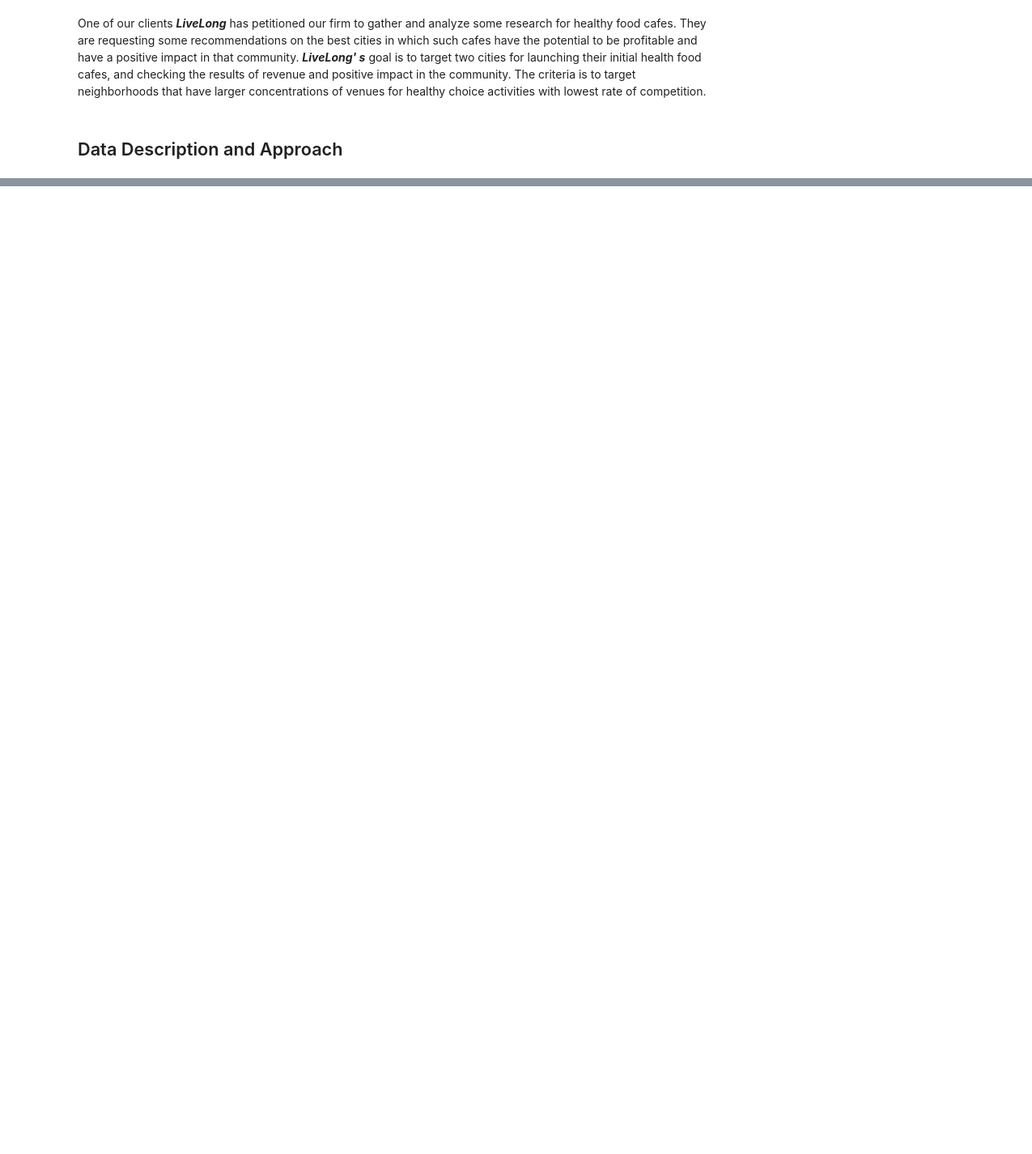
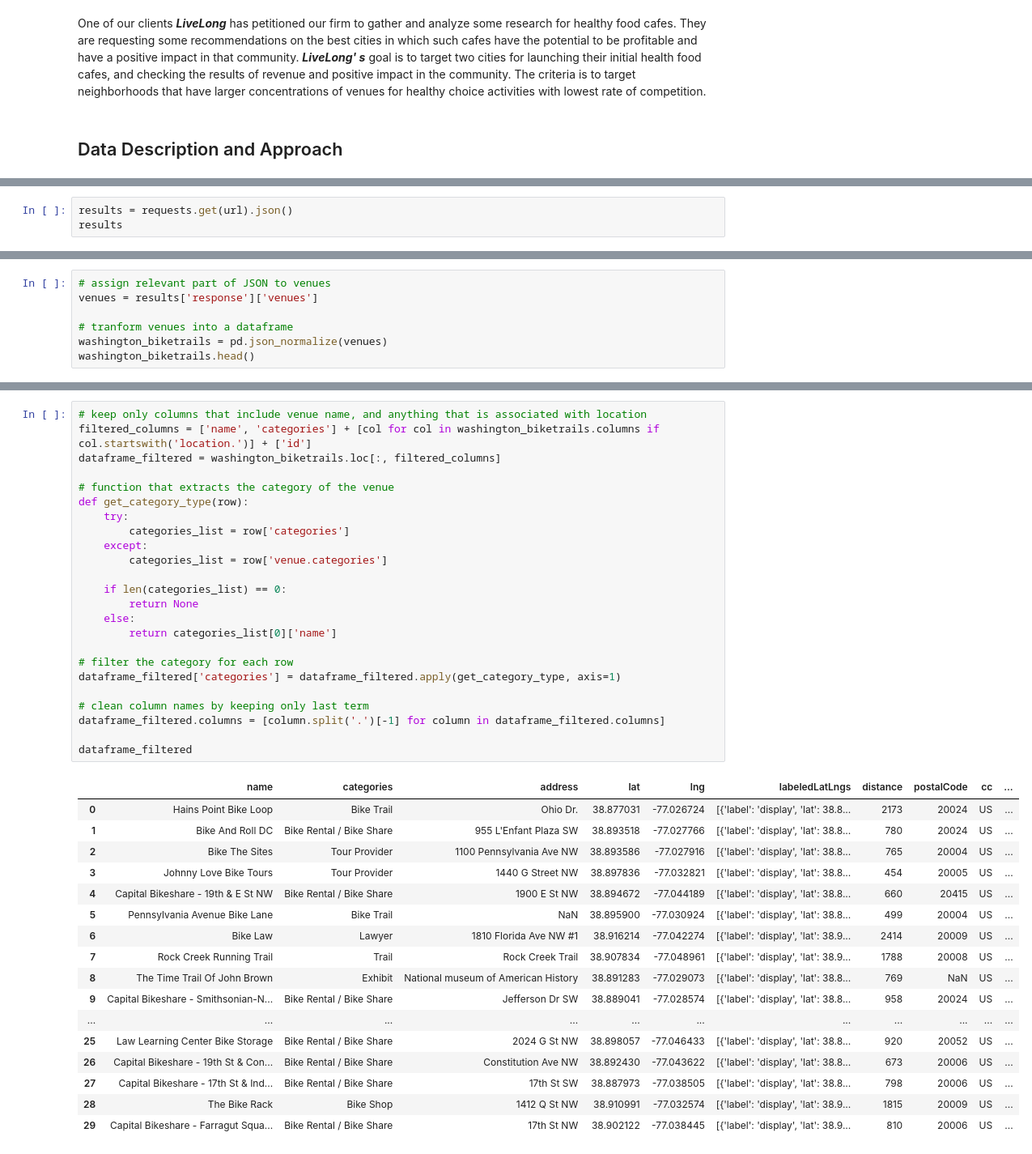
Before and after one commit to tkrowisz6/Coursera_Capstone, a Jupyter notebook: TYK_BattleOfNeighborhoods1.ipynb, the cells around one changed output, grey strips where cells are left out. Shown: that part at 81% size. Cells and saved outputs as stored; diff of their text form; blank space fills up the shorter version.

```diff
--- a/TYK_BattleOfNeighborhoods1.ipynb
+++ b/TYK_BattleOfNeighborhoods1.ipynb
@@ -20,0 +136,3 @@ Two locations will be recommended based on the concentration of nearby healthy c
+# %%
+results = requests.get(url).json()
+results
@@ -20,0 +157,7 @@ Two locations will be recommended based on the concentration of nearby healthy c
+# %%
+# assign relevant part of JSON to venues
+venues = results['response']['venues']
+
+# tranform venues into a dataframe
+washington_biketrails = pd.json_normalize(venues)
+washington_biketrails.head()
@@ -20,0 +171,42 @@ Two locations will be recommended based on the concentration of nearby healthy c
+# %%
+# keep only columns that include venue name, and anything that is associated with location
+filtered_columns = ['name', 'categories'] + [col for col in washington_biketrails.columns if col.startswith('location.')] + ['id']
+dataframe_filtered = washington_biketrails.loc[:, filtered_columns]
+
+# function that extracts the category of the venue
+def get_category_type(row):
+    try:
+        categories_list = row['categories']
+    except:
+        categories_list = row['venue.categories']
+
+    if len(categories_list) == 0:
+        return None
+    else:
+        return categories_list[0]['name']
+
+# filter the category for each row
+dataframe_filtered['categories'] = dataframe_filtered.apply(get_category_type, axis=1)
+
+# clean column names by keeping only last term
+dataframe_filtered.columns = [column.split('.')[-1] for column in dataframe_filtered.columns]
+
+dataframe_filtered
+# %% [output]
+|  | name | categories | address | lat | lng | labeledLatLngs | distance | postalCode | cc | ... |
+| 0 | Hains Point Bike Loop | Bike Trail | Ohio Dr. | 38.877031 | -77.026724 | [{'label': 'display', 'lat': 38.8... | 2173 | 20024 | US | ... |
+| 1 | Bike And Roll DC | Bike Rental / Bike Share | 955 L'Enfant Plaza SW | 38.893518 | -77.027766 | [{'label': 'display', 'lat': 38.8... | 780 | 20024 | US | ... |
+| 2 | Bike The Sites | Tour Provider | 1100 Pennsylvania Ave NW | 38.893586 | -77.027916 | [{'label': 'display', 'lat': 38.8... | 765 | 20004 | US | ... |
+| 3 | Johnny Love Bike Tours | Tour Provider | 1440 G Street NW | 38.897836 | -77.032821 | [{'label': 'display', 'lat': 38.8... | 454 | 20005 | US | ... |
+| 4 | Capital Bikeshare - 19th & E St NW | Bike Rental / Bike Share | 1900 E St NW | 38.894672 | -77.044189 | [{'label': 'display', 'lat': 38.8... | 660 | 20415 | US | ... |
+| 5 | Pennsylvania Avenue Bike Lane | Bike Trail | NaN | 38.895900 | -77.030924 | [{'label': 'display', 'lat': 38.8... | 499 | 20004 | US | ... |
+| 6 | Bike Law | Lawyer | 1810 Florida Ave NW #1 | 38.916214 | -77.042274 | [{'label': 'display', 'lat': 38.9... | 2414 | 20009 | US | ... |
+| 7 | Rock Creek Running Trail | Trail | Rock Creek Trail | 38.907834 | -77.048961 | [{'label': 'display', 'lat': 38.9... | 1788 | 20008 | US | ... |
+| 8 | The Time Trail Of John Brown | Exhibit | National museum of American History | 38.891283 | -77.029073 | [{'label': 'display', 'lat': 38.8... | 769 | NaN | US | ... |
+| 9 | Capital Bikeshare - Smithsonian-N... | Bike Rental / Bike Share | Jefferson Dr SW | 38.889041 | -77.028574 | [{'label': 'display', 'lat': 38.8... | 958 | 20024 | US | ... |
+| ... | ... | ... | ... | ... | ... | ... | ... | ... | ... | ... |
+| 25 | Law Learning Center Bike Storage | Bike Rental / Bike Share | 2024 G St NW | 38.898057 | -77.046433 | [{'label': 'display', 'lat': 38.8... | 920 | 20052 | US | ... |
+| 26 | Capital Bikeshare - 19th St & Con... | Bike Rental / Bike Share | Constitution Ave NW | 38.892430 | -77.043622 | [{'label': 'display', 'lat': 38.8... | 673 | 20006 | US | ... |
+| 27 | Capital Bikeshare - 17th St & Ind... | Bike Rental / Bike Share | 17th St SW | 38.887973 | -77.038505 | [{'label': 'display', 'lat': 38.8... | 798 | 20006 | US | ... |
+| 28 | The Bike Rack | Bike Shop | 1412 Q St NW | 38.910991 | -77.032574 | [{'label': 'display', 'lat': 38.9... | 1815 | 20009 | US | ... |
+| 29 | Capital Bikeshare - Farragut Squa... | Bike Rental / Bike Share | 17th St NW | 38.902122 | -77.038445 | [{'label': 'display', 'lat': 38.9... | 810 | 20006 | US | ... |
```
Also changed, not shown: parts of 18 cells of this notebook.
